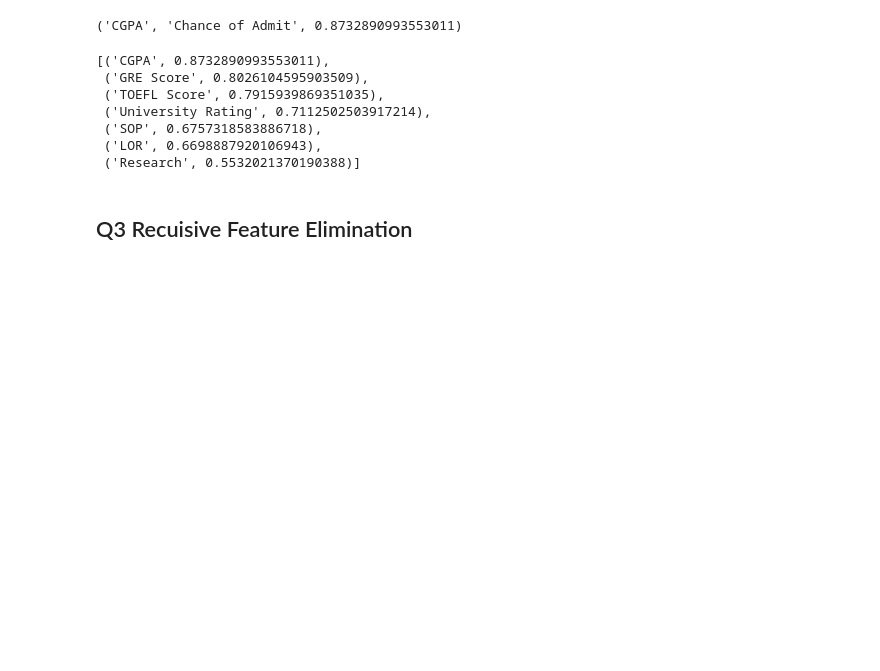
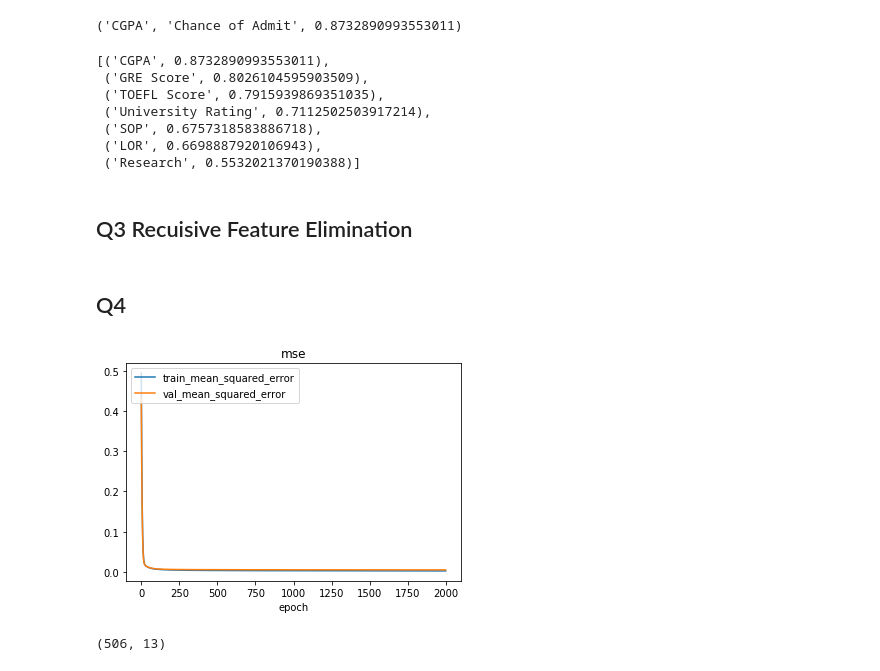
Before and after one commit to Yuhaooooo/CZ4042_Deep_Learning, a Jupyter notebook: assignment1_question_b/question_b.ipynb, the cells around one changed output. Cells and saved outputs as stored; diff of their text form; code cells hidden in the pictures; blank space fills up the shorter version.

```diff
--- a/assignment1_question_b/question_b.ipynb
+++ b/assignment1_question_b/question_b.ipynb
@@ -177,3 +107,5 @@ related_feature_of_admit
  ('Research', 0.5532021370190388)]
 # %% [markdown]
 ## Q3 Recuisive Feature Elimination
+# %% [markdown]
+## Q4
@@ -179,0 +120,58 @@ related_feature_of_admit
+# %%
+# model = Sequential([
+#     Dense(50, activation='relu', input_dim=13),
+#     Dense(50, activation='relu'),
+#     Dense(50, activation='relu'),
+#     Dense(50, activation='relu'),
+#     Dense(1, ), #kernel_regularizer=l2(1e-3)
+# ])
+
+# sgd = optimizers.SGD(lr=1e-3)
+
+# model.compile(optimizer=sgd,
+#               loss='mse')
+
+# history=dict(zip(['train_mse', 'test_mse'], [[], []]))
+
+
+for e in range(epochs):
+    history['train_mse'].extend(model.fit(X_train, y_train, batch_size=16, epochs=1, verbose=0).history['loss'])
+    history['test_mse'].append(model.evaluate(x=X_test, y=y_test, verbose=0))
+
+
+# plt.figure(1)
+# plt.plot(history['train_mse'])
+# plt.plot(history['test_mse'])
+# plt.title('mse')
+# plt.xlabel('epoch')
+# plt.legend(['train_mean_squared_error', 'val_mean_squared_error',], loc='upper left')
+# plt.show()
+
+no_hidden_node = 300
+epochs=2000
+
+model = Sequential([
+    Dense(no_hidden_node, activation='relu', input_dim=7),
+    Dense(no_hidden_node, activation='relu'),
+    Dense(no_hidden_node, activation='relu'),
+    Dense(no_hidden_node, activation='relu'),
+    Dense(no_hidden_node, activation='relu'),
+    Dense(no_hidden_node, activation='relu'),
+    Dense(no_hidden_node, activation='relu'),
+    Dense(no_hidden_node, activation='relu'),
+    Dense(1, ), #kernel_regularizer=l2(1e-3)
+])
+
+model.compile(optimizer=sgd,
+              loss='mse')
+h = model.fit(X_train, y_train, batch_size=16, epochs=epochs, verbose=0, validation_data=(X_val, y_val))
+
+plt.figure(2)
+plt.plot(h.history['loss'])
+plt.plot(h.history['val_loss'])
+plt.title('mse')
+plt.xlabel('epoch')
+plt.legend(['train_mean_squared_error', 'val_mean_squared_error',], loc='upper left')
+plt.show()
+# %% [output]
+[figure, added]
@@ -179,0 +182,6 @@ related_feature_of_admit
+# %%
+dx = d['data']
+dy = d['target']
+dx.shape
+# %% [output]
+(506, 13)
```
Also changed, not shown: parts of 9 cells of this notebook.
